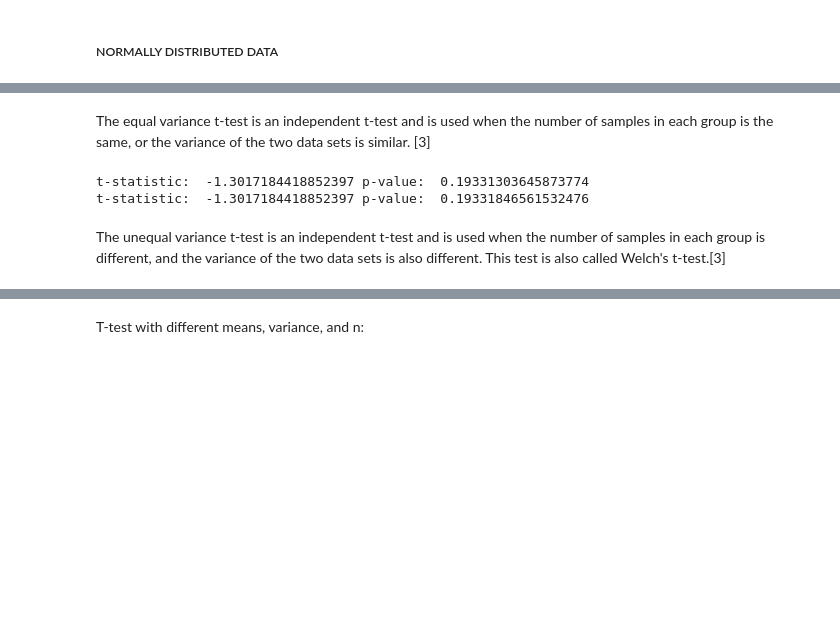
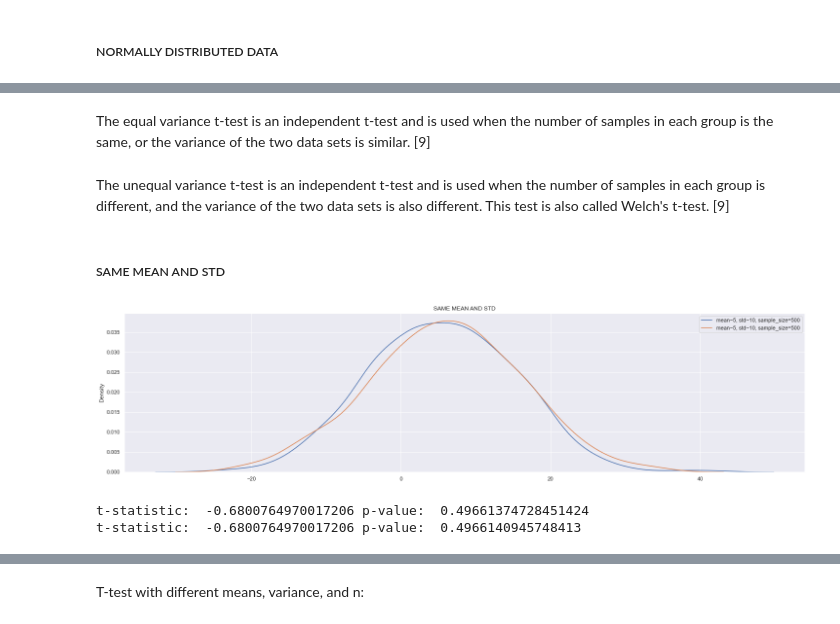
Before and after one commit to AnteDujic/MLS---Assesment, a Jupyter notebook: Practicals/01-statistics.ipynb, the cells around one changed output, grey strips where cells are left out. Saved outputs shown, nothing was run; the diff lists cells and outputs as text; code cells hidden in the pictures; blank space fills up the shorter version.

Commit message:
Statistics - Tidying up + adding markdown

```diff
--- a/Practicals/01-statistics.ipynb
+++ b/Practicals/01-statistics.ipynb
@@ -829,14 +833,24 @@ plt.show()
 # %% [markdown]
-The equal variance t-test is an independent t-test and is used when the number of samples in each group is the same, or the variance of the two data sets is similar. [3]
+The equal variance t-test is an independent t-test and is used when the number of samples in each group is the same, or the variance of the two data sets is similar. [9]
-# %%
-# Perform a standard independent 2 sample test that assumes equal population variances - equal_var = True (default)
-test1 = stats.ttest_ind(rvs1, rvs2, equal_var=True)
-# Perform Welch’s t-test, which does not assume equal population variance - equal_var = False
-test2 = stats.ttest_ind(rvs1, rvs2, equal_var=False)
-print("t-statistic: ", test1[0], "p-value: ", test1[1])
-print("t-statistic: ", test2[0], "p-value: ", test2[1])
-# %% [output]
-t-statistic:  -1.3017184418852397 p-value:  0.19331303645873774
-t-statistic:  -1.3017184418852397 p-value:  0.19331846561532476
 # %% [markdown]
-The unequal variance t-test is an independent t-test and is used when the number of samples in each group is different, and the variance of the two data sets is also different. This test is also called Welch's t-test.[3]
+The unequal variance t-test is an independent t-test and is used when the number of samples in each group is different, and the variance of the two data sets is also different. This test is also called Welch's t-test. [9]
+# %% [markdown]
+##### SAME MEAN AND STD
+# %%
+plt.figure(figsize = (25,6))
+sns.kdeplot(rvs1, label="mean~5, std~10, sample_size=500")
+sns.kdeplot(rvs2, label="mean~5, std~10, sample_size=500")
+plt.title("SAME MEAN AND STD")
+plt.legend();
+# %% [output]
+[figure, added]
+# %%
+# Perform a standard independent 2 sample test that assumes equal population variances - equal_var = True (default)
+test1 = stats.ttest_ind(rvs1, rvs2, equal_var=True)
+# Perform Welch’s t-test, which does not assume equal population variance - equal_var = False
+test2 = stats.ttest_ind(rvs1, rvs2, equal_var=False)
+print("t-statistic: ", test1[0], "p-value: ", test1[1])
+print("t-statistic: ", test2[0], "p-value: ", test2[1])
+# %% [output]
+t-statistic:  -0.6800764970017206 p-value:  0.49661374728451424
+t-statistic:  -0.6800764970017206 p-value:  0.4966140945748413
```
Also changed, not shown: parts of 65 cells of this notebook.
